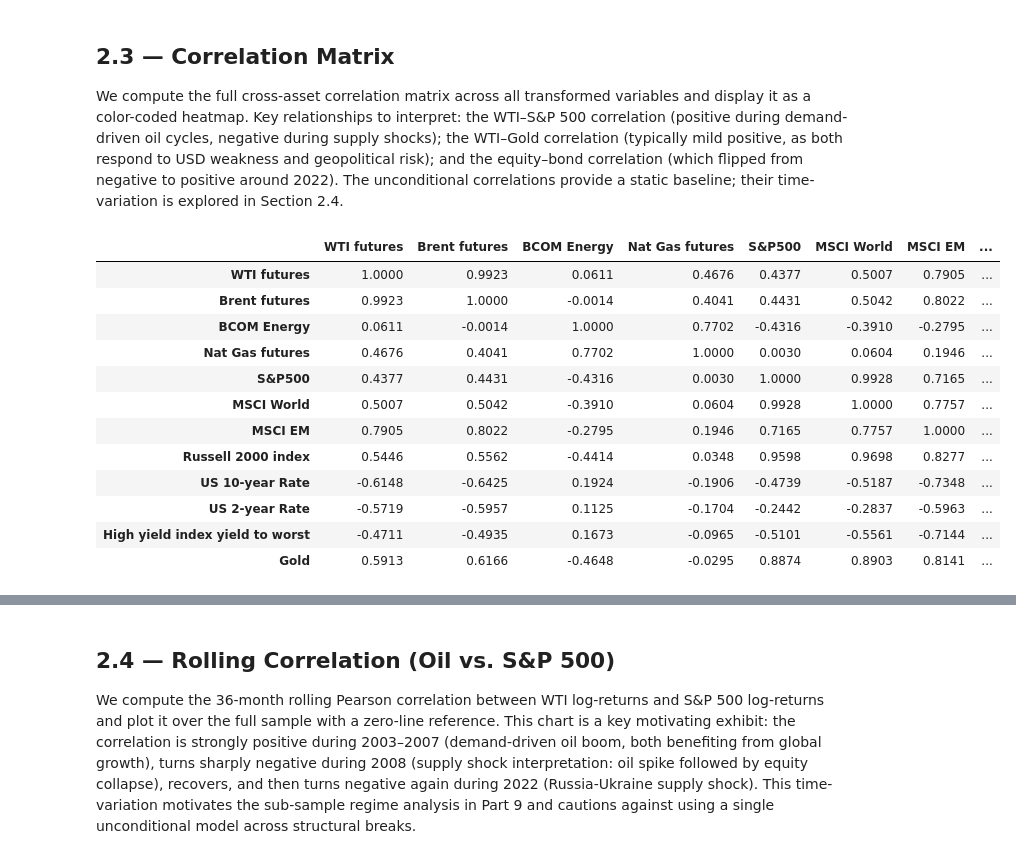
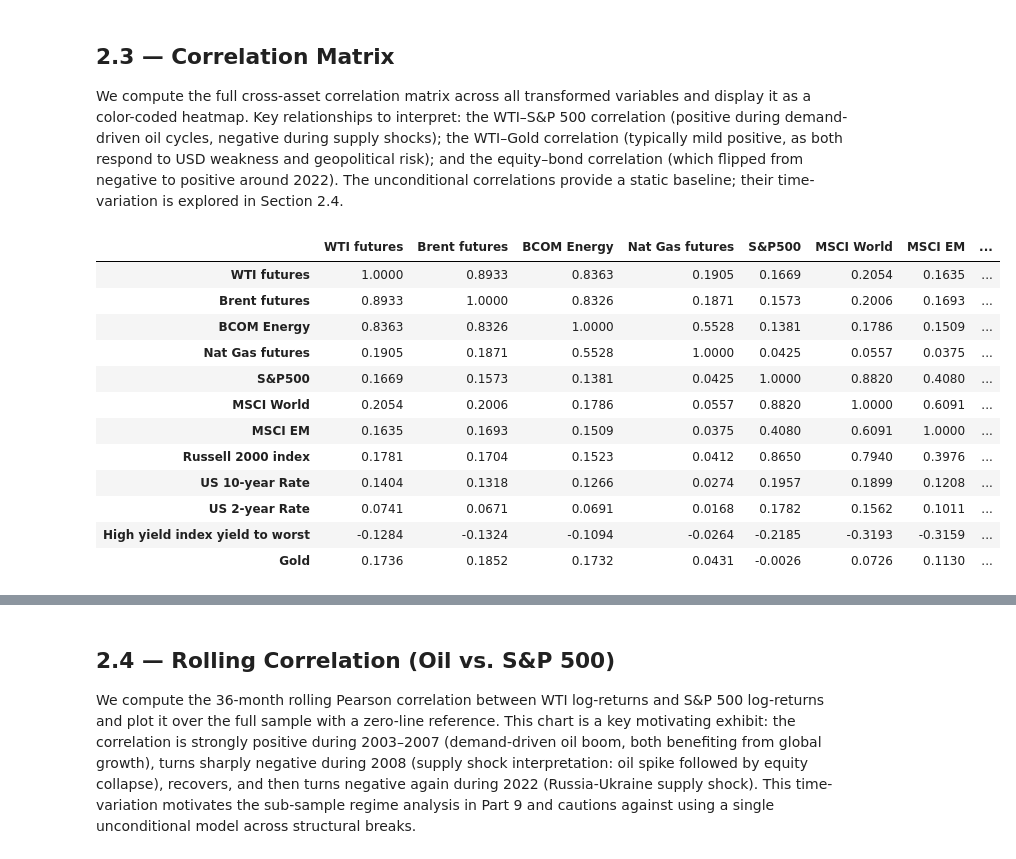
Before and after one commit to Altankaragulle/EMIF_Project_Oil, a Jupyter notebook: EMIF_Oil_Shock_Project.ipynb, the cells around one changed output, grey strips where cells are left out. Drawn from its saved outputs; the diff is of its cells as text; code cells hidden in the pictures.

```diff
--- a/EMIF_Oil_Shock_Project.ipynb
+++ b/EMIF_Oil_Shock_Project.ipynb
@@ -460,22 +460,22 @@ All variables reject the null of normality under both the Jarque-Bera and Anders
 
 We compute the full cross-asset correlation matrix across all transformed variables and display it as a color-coded heatmap. Key relationships to interpret: the WTI–S&P 500 correlation (positive during demand-driven oil cycles, negative during supply shocks); the WTI–Gold correlation (typically mild positive, as both respond to USD weakness and geopolitical risk); and the equity–bond correlation (which flipped from negative to positive around 2022). The unconditional correlations provide a static baseline; their time-variation is explored in Section 2.4.
 # %%
-corr_daily =daily.corr()
+corr_daily =daily_ret.corr()
 corr_daily
 # %% [output]
 |  | WTI futures | Brent futures | BCOM Energy | Nat Gas futures | S&P500 | MSCI World | MSCI EM | ... |
-| WTI futures | 1.0000 | 0.9923 | 0.0611 | 0.4676 | 0.4377 | 0.5007 | 0.7905 | ... |
-| Brent futures | 0.9923 | 1.0000 | -0.0014 | 0.4041 | 0.4431 | 0.5042 | 0.8022 | ... |
-| BCOM Energy | 0.0611 | -0.0014 | 1.0000 | 0.7702 | -0.4316 | -0.3910 | -0.2795 | ... |
-| Nat Gas futures | 0.4676 | 0.4041 | 0.7702 | 1.0000 | 0.0030 | 0.0604 | 0.1946 | ... |
-| S&P500 | 0.4377 | 0.4431 | -0.4316 | 0.0030 | 1.0000 | 0.9928 | 0.7165 | ... |
-| MSCI World | 0.5007 | 0.5042 | -0.3910 | 0.0604 | 0.9928 | 1.0000 | 0.7757 | ... |
-| MSCI EM | 0.7905 | 0.8022 | -0.2795 | 0.1946 | 0.7165 | 0.7757 | 1.0000 | ... |
-| Russell 2000 index | 0.5446 | 0.5562 | -0.4414 | 0.0348 | 0.9598 | 0.9698 | 0.8277 | ... |
-| US 10-year Rate | -0.6148 | -0.6425 | 0.1924 | -0.1906 | -0.4739 | -0.5187 | -0.7348 | ... |
-| US 2-year Rate | -0.5719 | -0.5957 | 0.1125 | -0.1704 | -0.2442 | -0.2837 | -0.5963 | ... |
-| High yield index yield to worst | -0.4711 | -0.4935 | 0.1673 | -0.0965 | -0.5101 | -0.5561 | -0.7144 | ... |
-| Gold | 0.5913 | 0.6166 | -0.4648 | -0.0295 | 0.8874 | 0.8903 | 0.8141 | ... |
+| WTI futures | 1.0000 | 0.8933 | 0.8363 | 0.1905 | 0.1669 | 0.2054 | 0.1635 | ... |
+| Brent futures | 0.8933 | 1.0000 | 0.8326 | 0.1871 | 0.1573 | 0.2006 | 0.1693 | ... |
+| BCOM Energy | 0.8363 | 0.8326 | 1.0000 | 0.5528 | 0.1381 | 0.1786 | 0.1509 | ... |
+| Nat Gas futures | 0.1905 | 0.1871 | 0.5528 | 1.0000 | 0.0425 | 0.0557 | 0.0375 | ... |
+| S&P500 | 0.1669 | 0.1573 | 0.1381 | 0.0425 | 1.0000 | 0.8820 | 0.4080 | ... |
+| MSCI World | 0.2054 | 0.2006 | 0.1786 | 0.0557 | 0.8820 | 1.0000 | 0.6091 | ... |
+| MSCI EM | 0.1635 | 0.1693 | 0.1509 | 0.0375 | 0.4080 | 0.6091 | 1.0000 | ... |
+| Russell 2000 index | 0.1781 | 0.1704 | 0.1523 | 0.0412 | 0.8650 | 0.7940 | 0.3976 | ... |
+| US 10-year Rate | 0.1404 | 0.1318 | 0.1266 | 0.0274 | 0.1957 | 0.1899 | 0.1208 | ... |
+| US 2-year Rate | 0.0741 | 0.0671 | 0.0691 | 0.0168 | 0.1782 | 0.1562 | 0.1011 | ... |
+| High yield index yield to worst | -0.1284 | -0.1324 | -0.1094 | -0.0264 | -0.2185 | -0.3193 | -0.3159 | ... |
+| Gold | 0.1736 | 0.1852 | 0.1732 | 0.0431 | -0.0026 | 0.0726 | 0.1130 | ... |
 # %%
 nice_labels = [
     "WTI", "Brent", "BCOM", "NatGas", "SP500", "MSCI World",
```
Also changed, not shown: parts of 2 cells of this notebook.
